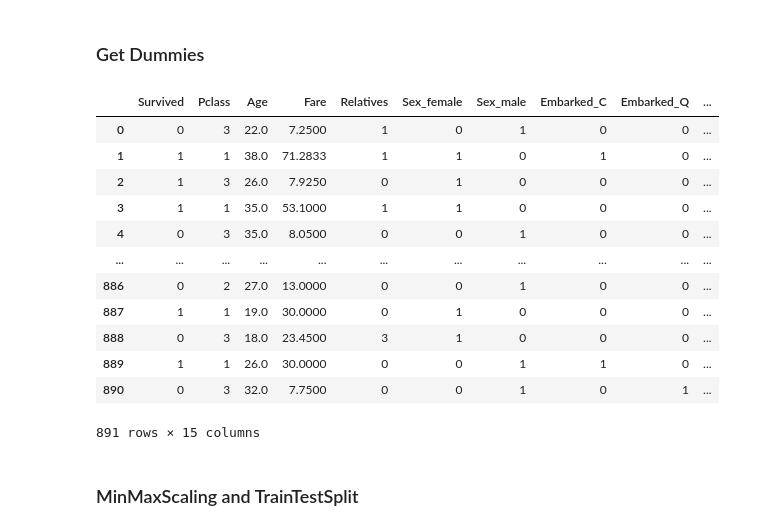
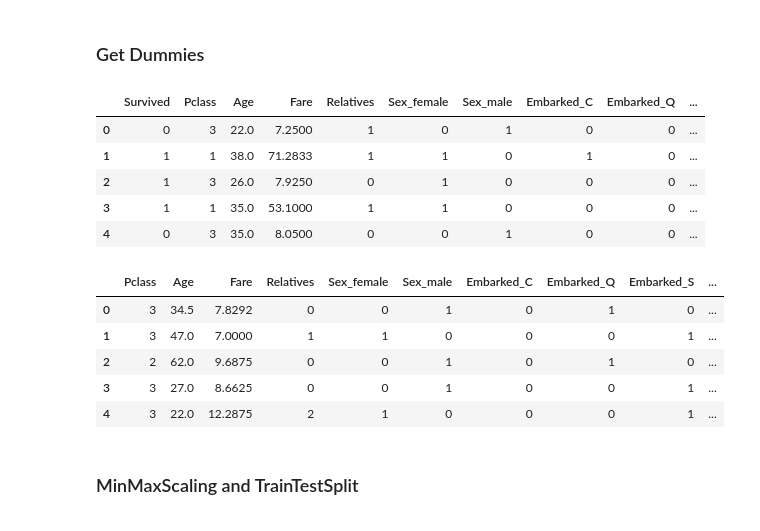
Before and after one commit to AidynKadyr/Titanc-Machine-Learning-from-Disaster, a Jupyter notebook: Titanic.ipynb, the cells around one changed output. Saved outputs shown, nothing was run; the diff lists cells and outputs as text; code cells hidden in the pictures.

```diff
--- a/Titanic.ipynb
+++ b/Titanic.ipynb
@@ -419,3 +366,3 @@ Outliers
 # %%
-data.loc[data['Fare'] > 300, 'Fare'] = data['Fare'].mean()
+data.loc[data['Fare'] > 300, 'Fare'] = data.loc[data['Fare'] < 300, 'Fare'].max()
 # %%
@@ -502,24 +423,24 @@ test.head()
 ### Get Dummies
 # %%
 df = pd.get_dummies(df, prefix = ['Sex', 'Embarked', ' Title'])
-df
+df.head()
 # %% [output]
 |  | Survived | Pclass | Age | Fare | Relatives | Sex_female | Sex_male | Embarked_C | Embarked_Q | ... |
 | 0 | 0 | 3 | 22.0 | 7.2500 | 1 | 0 | 1 | 0 | 0 | ... |
 | 1 | 1 | 1 | 38.0 | 71.2833 | 1 | 1 | 0 | 1 | 0 | ... |
 | 2 | 1 | 3 | 26.0 | 7.9250 | 0 | 1 | 0 | 0 | 0 | ... |
 | 3 | 1 | 1 | 35.0 | 53.1000 | 1 | 1 | 0 | 0 | 0 | ... |
 | 4 | 0 | 3 | 35.0 | 8.0500 | 0 | 0 | 1 | 0 | 0 | ... |
-| ... | ... | ... | ... | ... | ... | ... | ... | ... | ... | ... |
-| 886 | 0 | 2 | 27.0 | 13.0000 | 0 | 0 | 1 | 0 | 0 | ... |
-| 887 | 1 | 1 | 19.0 | 30.0000 | 0 | 1 | 0 | 0 | 0 | ... |
-| 888 | 0 | 3 | 18.0 | 23.4500 | 3 | 1 | 0 | 0 | 0 | ... |
-| 889 | 1 | 1 | 26.0 | 30.0000 | 0 | 0 | 1 | 1 | 0 | ... |
-| 890 | 0 | 3 | 32.0 | 7.7500 | 0 | 0 | 1 | 0 | 1 | ... |
-891 rows × 15 columns
 # %%
 test = pd.get_dummies(test, prefix = ['Sex', 'Embarked', ' Title'])
-test
+test.head()
+# %% [output]
+|  | Pclass | Age | Fare | Relatives | Sex_female | Sex_male | Embarked_C | Embarked_Q | Embarked_S | ... |
+| 0 | 3 | 34.5 | 7.8292 | 0 | 0 | 1 | 0 | 1 | 0 | ... |
+| 1 | 3 | 47.0 | 7.0000 | 1 | 1 | 0 | 0 | 0 | 1 | ... |
+| 2 | 2 | 62.0 | 9.6875 | 0 | 0 | 1 | 0 | 1 | 0 | ... |
+| 3 | 3 | 27.0 | 8.6625 | 0 | 0 | 1 | 0 | 0 | 1 | ... |
+| 4 | 3 | 22.0 | 12.2875 | 2 | 1 | 0 | 0 | 0 | 1 | ... |
 # %% [markdown]
 ### MinMaxScaling and TrainTestSplit
 # %%
```
Also changed, not shown: parts of 62 cells of this notebook, 8 other files.
